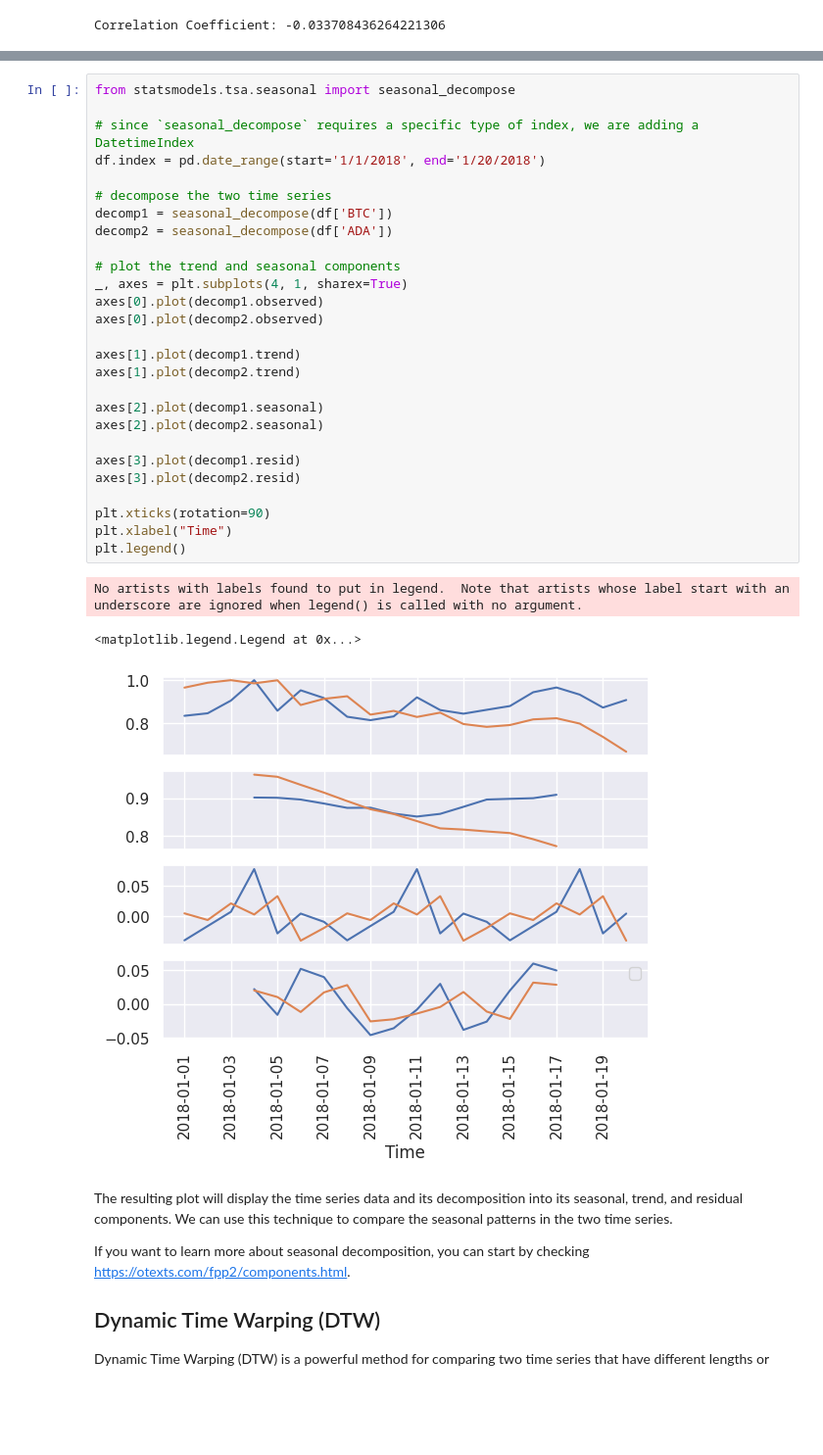
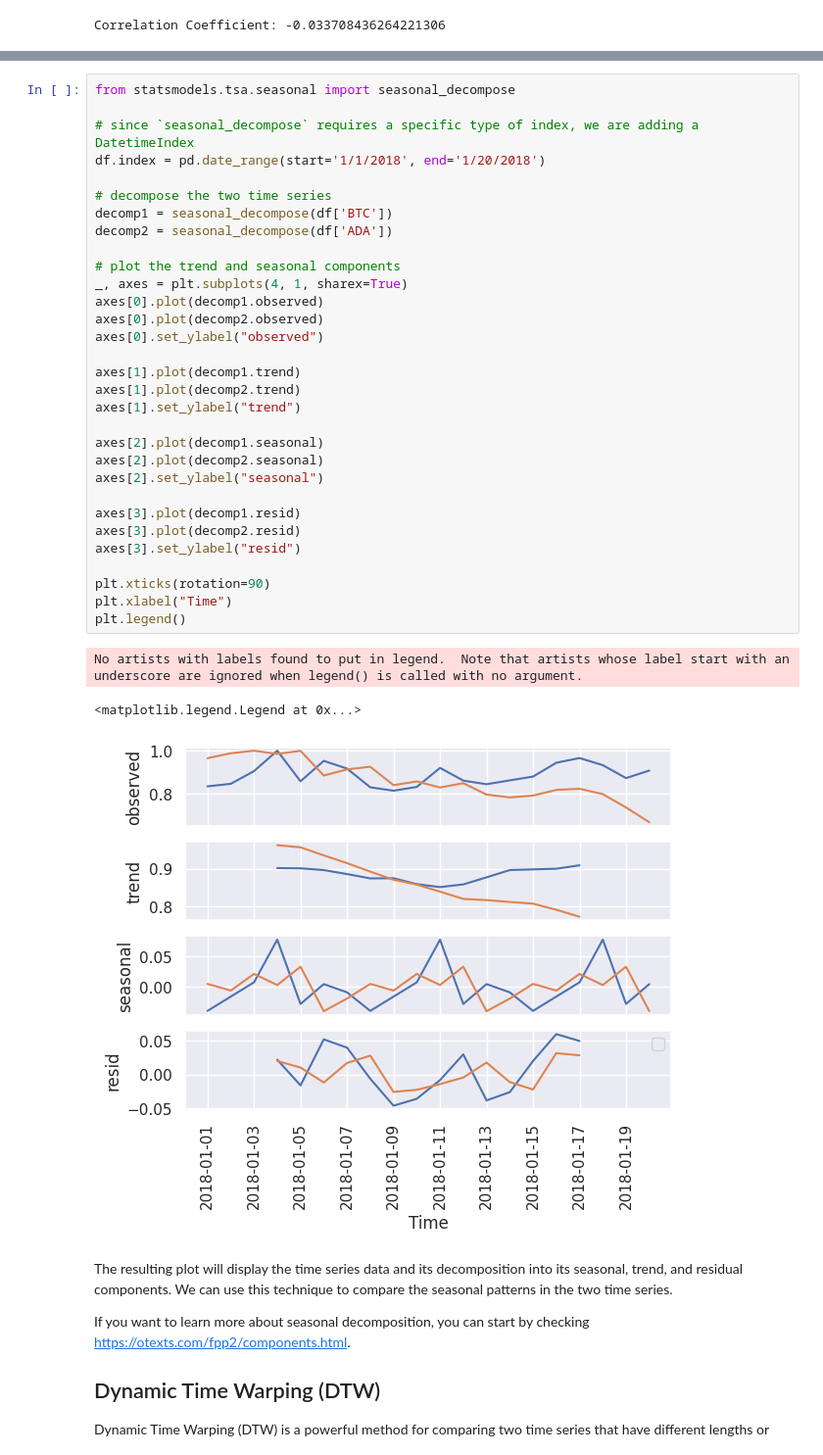
Before and after one commit to heolin/short-data-blog, a Jupyter notebook: timeseries/Comparing time series.ipynb, the cells around one changed output, grey strips where cells are left out. Shown at 98% size. Drawn from its saved outputs; the diff is of its cells as text; blank space fills up the shorter version.

```diff
--- a/timeseries/Comparing time series.ipynb
+++ b/timeseries/Comparing time series.ipynb
@@ -78,34 +80,38 @@ Time series data often has a seasonal component that repeats over time. Seasonal
 # %%
 from statsmodels.tsa.seasonal import seasonal_decompose
 
 # since `seasonal_decompose` requires a specific type of index, we are adding a DatetimeIndex
 df.index = pd.date_range(start='1/1/2018', end='1/20/2018')
 
 # decompose the two time series
 decomp1 = seasonal_decompose(df['BTC'])
 decomp2 = seasonal_decompose(df['ADA'])
 
 # plot the trend and seasonal components
 _, axes = plt.subplots(4, 1, sharex=True)
 axes[0].plot(decomp1.observed)
 axes[0].plot(decomp2.observed)
+axes[0].set_ylabel("observed")
 
 axes[1].plot(decomp1.trend)
 axes[1].plot(decomp2.trend)
+axes[1].set_ylabel("trend")
 
 axes[2].plot(decomp1.seasonal)
 axes[2].plot(decomp2.seasonal)
+axes[2].set_ylabel("seasonal")
 
 axes[3].plot(decomp1.resid)
 axes[3].plot(decomp2.resid)
+axes[3].set_ylabel("resid")
 
 plt.xticks(rotation=90)
 plt.xlabel("Time")
 plt.legend()
 # %% [output]
 No artists with labels found to put in legend.  Note that artists whose label start with an underscore are ignored when legend() is called with no argument.
 <matplotlib.legend.Legend at 0x...>
-[figure, old version]
+[figure, new version]
 # %% [markdown]
 The resulting plot will display the time series data and its decomposition into its seasonal, trend, and residual components. We can use this technique to compare the seasonal patterns in the two time series.
 
```
Also changed, not shown: parts of 3 cells of this notebook.
